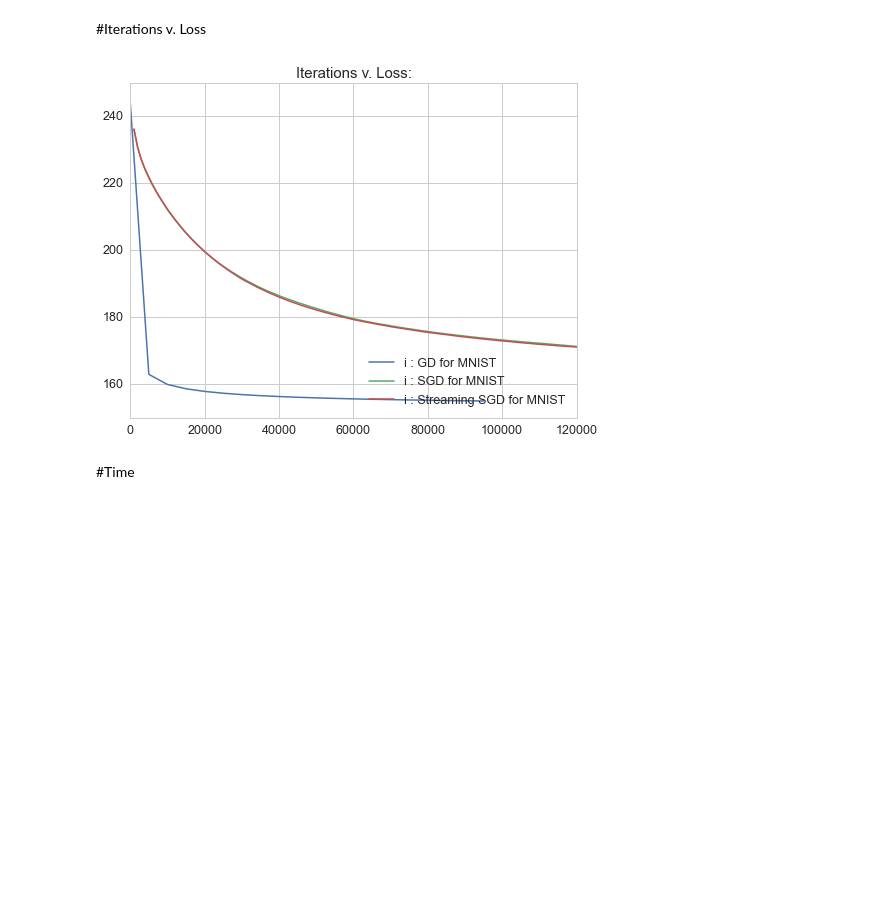
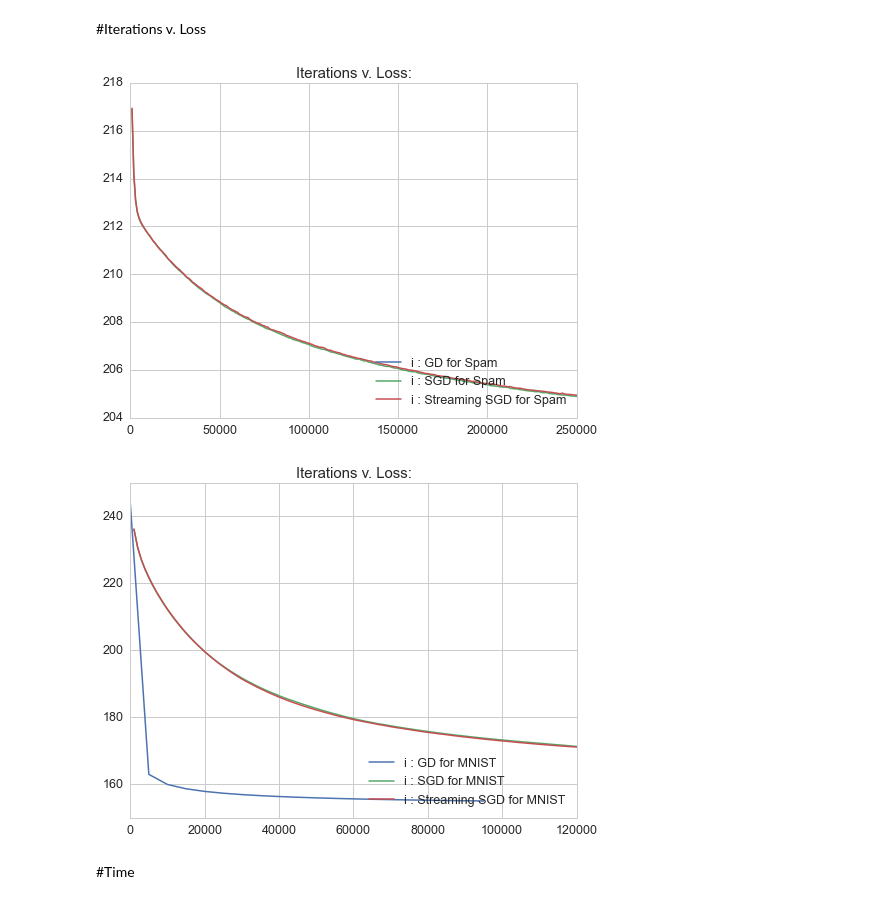
Before and after one commit to alvinwan/mlml, a Jupyter notebook: demos/performance.ipynb, the cells around one changed output. Saved outputs shown, nothing was run; the diff lists cells and outputs as text; code cells hidden in the pictures; blank space fills up the shorter version.

```diff
--- a/demos/performance.ipynb
+++ b/demos/performance.ipynb
@@ -103,10 +106,11 @@ plot_iterations_v_test_accuracy(3, 6)  # MNIST
 def plot_iterations_v_loss(start, end):
     plot_iterations_v_trait("Iterations v. Loss: ", start, end, 0, 0)
 # %%
-# plot_iterations_v_loss(0, 3)  # spam
+plot_iterations_v_loss(0, 3)  # CIFAR-10
 plot_iterations_v_loss(3, 6)  # MNIST
 # %% [output]
-[figure, old version]
+[figure, new version]
+[figure, added]
 # %% [markdown]
 #Time
 # %%
```
Also changed, not shown: parts of 8 cells of this notebook.
